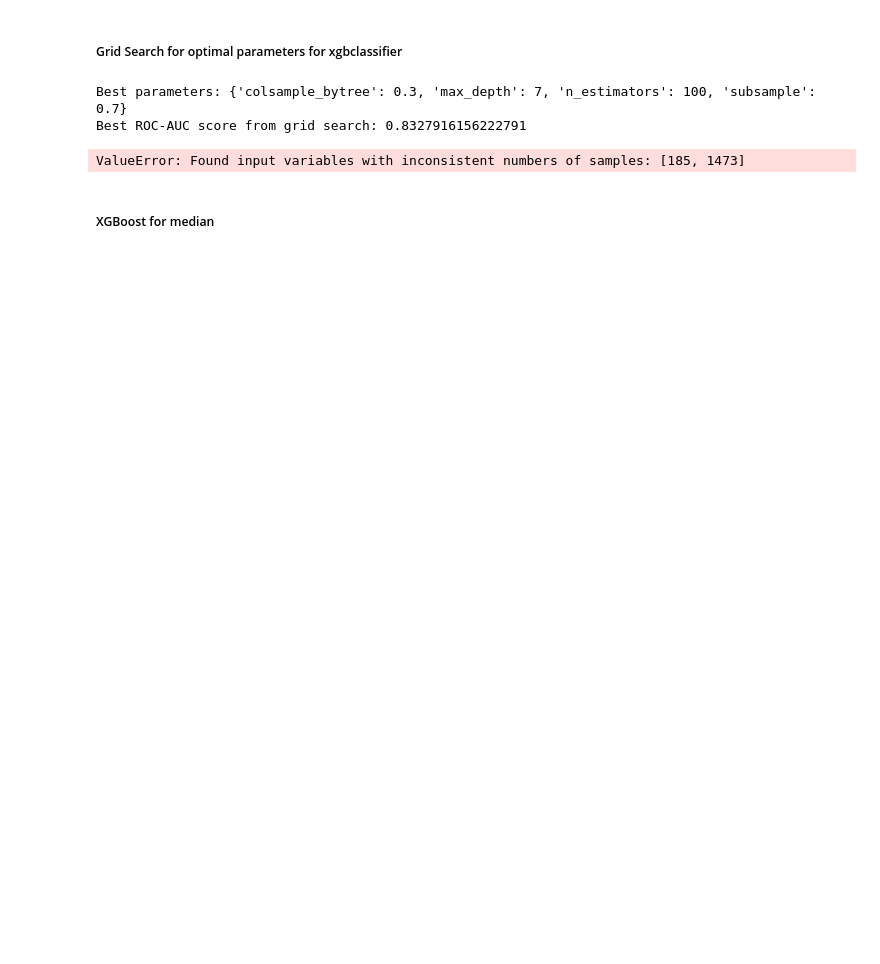
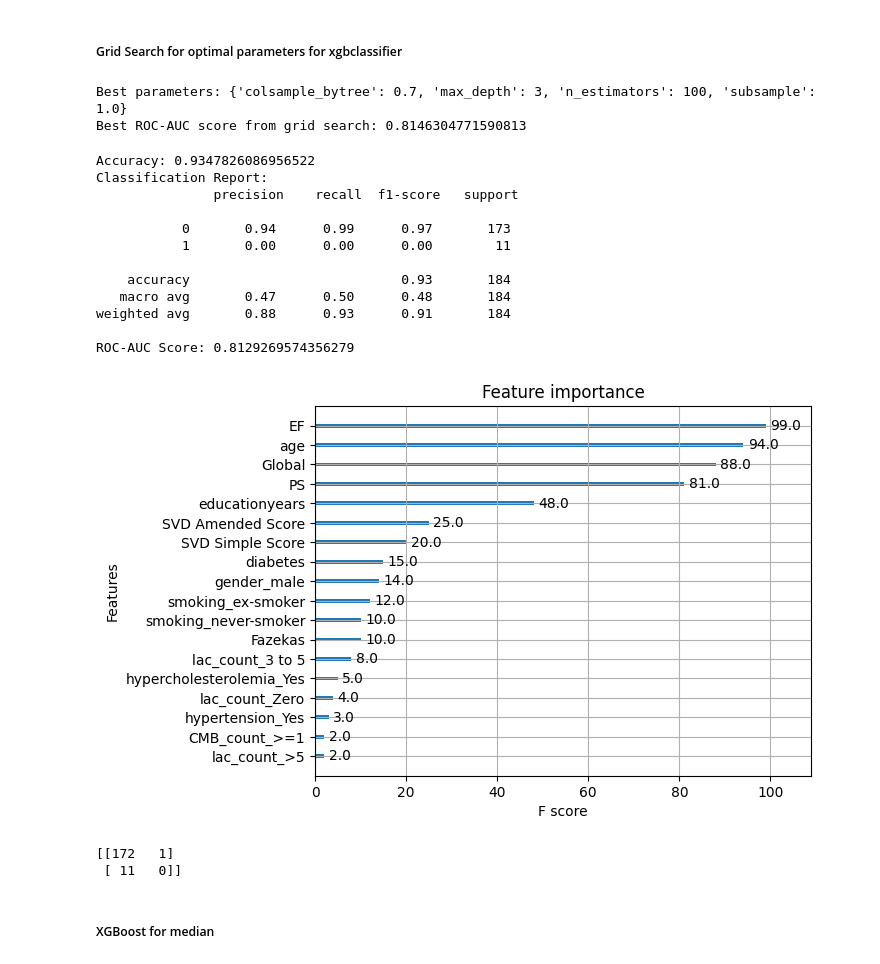
Before and after one commit to weijunnlim/Predict-dementia, a Jupyter notebook: Intern Project.ipynb, the cells around one changed output. Saved outputs shown, nothing was run; the diff lists cells and outputs as text; code cells hidden in the pictures; blank space fills up the shorter version.

```diff
--- a/Intern Project.ipynb
+++ b/Intern Project.ipynb
@@ -204,49 +204,67 @@ ROC-AUC Score: 0.7727272727272727
 # %% [markdown]
 ##### Grid Search for optimal parameters for xgbclassifier
 # %%
-from sklearn.model_selection import GridSearchCV
+from sklearn.model_selection import GridSearchCV, StratifiedKFold
 
-# Define the parameter grid
 param_grid = {
     'n_estimators': [100, 200, 300],
     'max_depth': [3, 5, 7],
     'colsample_bytree': [0.3, 0.7, 0.8],
     'subsample' : [0.5, 0.7, 1.0]
 }
-
-grid_search = GridSearchCV(estimator=model, param_grid=param_grid, scoring='roc_auc', n_jobs=-1) #n_jobs = -1 means use all processors
+#Cross-validation strategy
+cv = StratifiedKFold(n_splits=5, shuffle=True, random_state=42)
+grid_search = GridSearchCV(estimator=model, param_grid=param_grid, scoring='roc_auc', n_jobs=-1, cv=cv) #n_jobs = -1 means use all processors
 grid_search.fit(X_train, y_train)
 
-# Best parameters and best score
+#show best para and best score
 best_params = grid_search.best_params_
 best_score = grid_search.best_score_
 print(f"Best parameters: {best_params}")
 print(f"Best ROC-AUC score from grid search: {best_score}")
 # %% [output]
-Best parameters: {'colsample_bytree': 0.3, 'max_depth': 7, 'n_estimators': 100, 'subsample': 0.7}
-Best ROC-AUC score from grid search: 0.8327916156222791
+Best parameters: {'colsample_bytree': 0.7, 'max_depth': 3, 'n_estimators': 100, 'subsample': 1.0}
+Best ROC-AUC score from grid search: 0.8146304771590813
 # %%
-# Train the model with best parameters
-best_model = XGBClassifier(n_estimators=100, max_depth=7 , colsample_bytree=0.3, subsample = 0.7, random_state=123)
+#Train model with best para
+best_model = XGBClassifier(n_estimators=100, max_depth=3 , colsample_bytree=0.7, subsample = 1.0, random_state=123)
 best_model.fit(X_train, y_train)
 
-y_pred = best_model.predict(X_train)
-y_pred_proba = best_model.predict_proba(X_train)[:, 1]
+y_pred = best_model.predict(X_test)
+y_pred_proba = best_model.predict_proba(X_test)[:, 1]
 
 # Evaluate the model
-accuracy = accuracy_score(y_val, y_pred)
-roc_auc = roc_auc_score(y_val, y_pred_proba)
-classification_rep = classification_report(y_val, y_pred)
+accuracy = accuracy_score(y_test, y_pred)
+roc_auc = roc_auc_score(y_test, y_pred_proba)
+classification_rep = classification_report(y_test, y_pred)
 
 print(f"Accuracy: {accuracy}")
 print("Classification Report:\n", classification_rep)
 print(f"ROC-AUC Score: {roc_auc}")
 
 # Feature importance
 xgb.plot_importance(best_model)
 plt.show()
+
+y_pred_matrix_val = (y_pred_proba > 0.5).astype(int)
+conf_matrix_val = confusion_matrix(y_test, y_pred_matrix_val)
+print(conf_matrix_val)
 # %% [output]
-ValueError: Found input variables with inconsistent numbers of samples: [185, 1473]
+Accuracy: 0.9347826086956522
+Classification Report:
+               precision    recall  f1-score   support
+
+           0       0.94      0.99      0.97       173
+           1       0.00      0.00      0.00        11
+
+    accuracy                           0.93       184
+   macro avg       0.47      0.50      0.48       184
+weighted avg       0.88      0.93      0.91       184
+
+ROC-AUC Score: 0.8129269574356279
+[figure, added]
+[[172   1]
+ [ 11   0]]
 # %% [markdown]
 ##### XGBoost for median
 # %%
```
Also changed, not shown: parts of 11 cells of this notebook.
